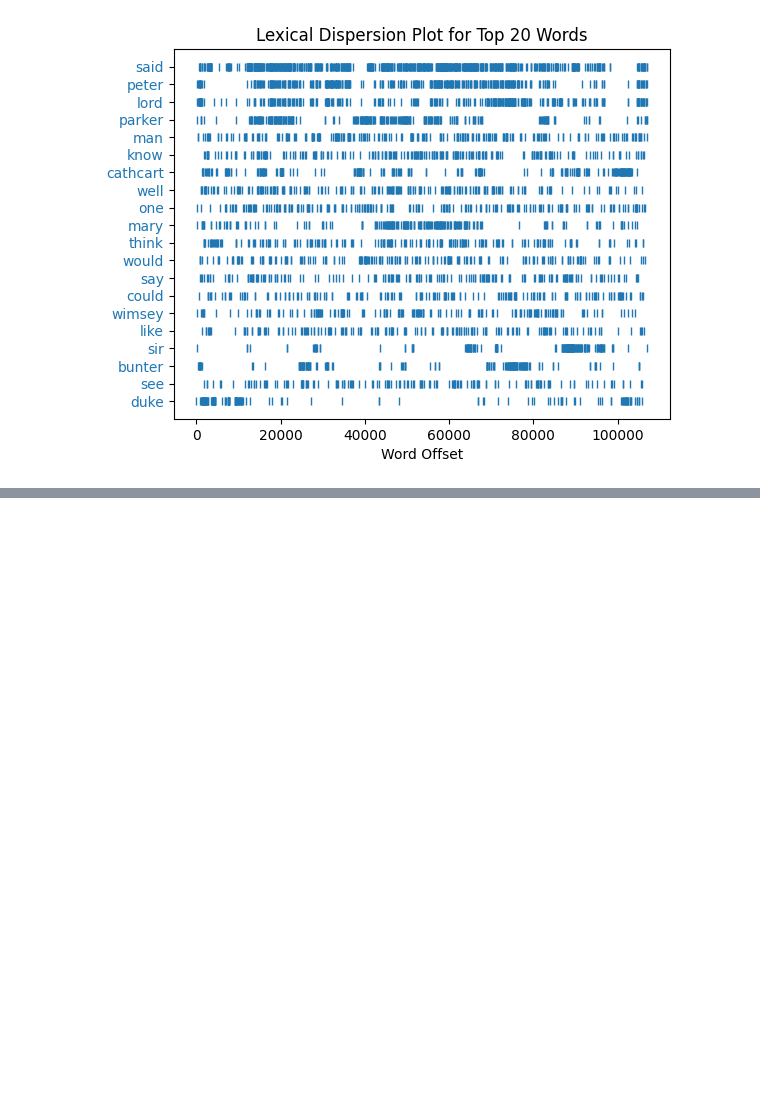
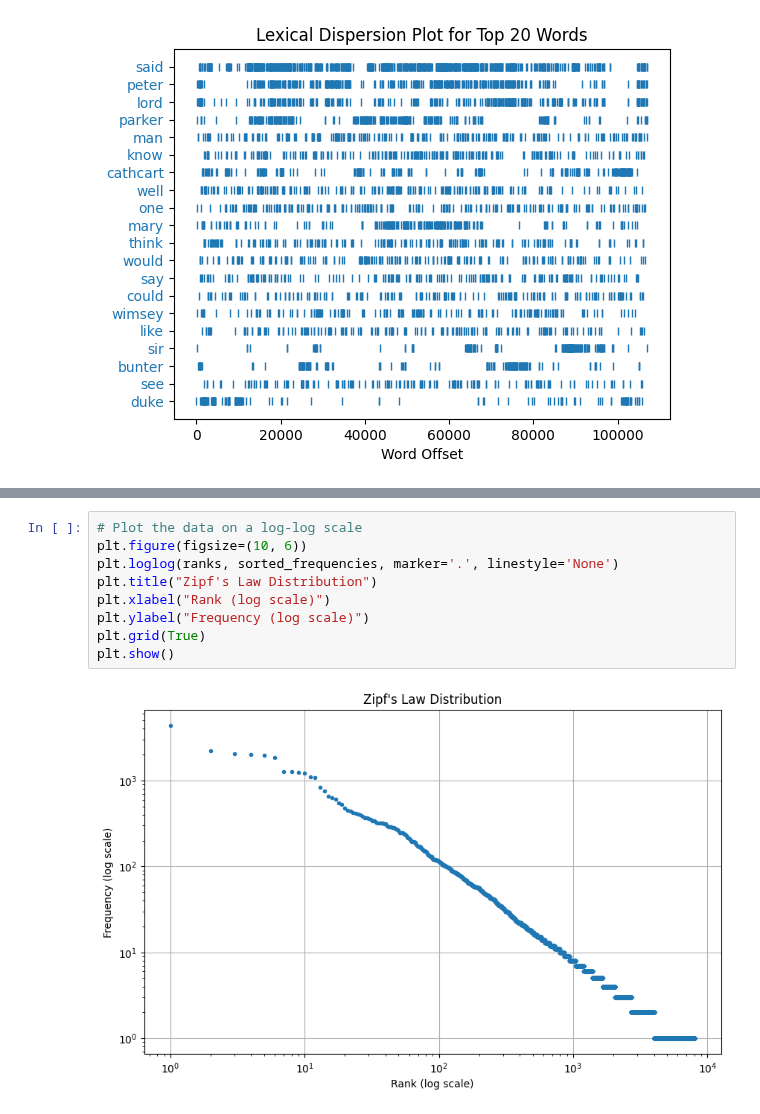
Before and after one commit to alex-smith-uwec/NLP_Spring2025, a Jupyter notebook: Basic Text Normalization and Counting-Part 1.ipynb, the cells around one changed output, grey strips where cells are left out. Drawn from its saved outputs; the diff is of its cells as text; blank space fills up the shorter version.

```diff
--- a/Basic Text Normalization and Counting-Part 1.ipynb
+++ b/Basic Text Normalization and Counting-Part 1.ipynb
@@ -279,0 +354,11 @@ plt.show()
+# %%
+# Plot the data on a log-log scale
+plt.figure(figsize=(10, 6))
+plt.loglog(ranks, sorted_frequencies, marker='.', linestyle='None')
+plt.title("Zipf's Law Distribution")
+plt.xlabel("Rank (log scale)")
+plt.ylabel("Frequency (log scale)")
+plt.grid(True)
+plt.show()
+# %% [output]
+[figure, added]
```
Also changed, not shown: parts of 16 cells of this notebook.
